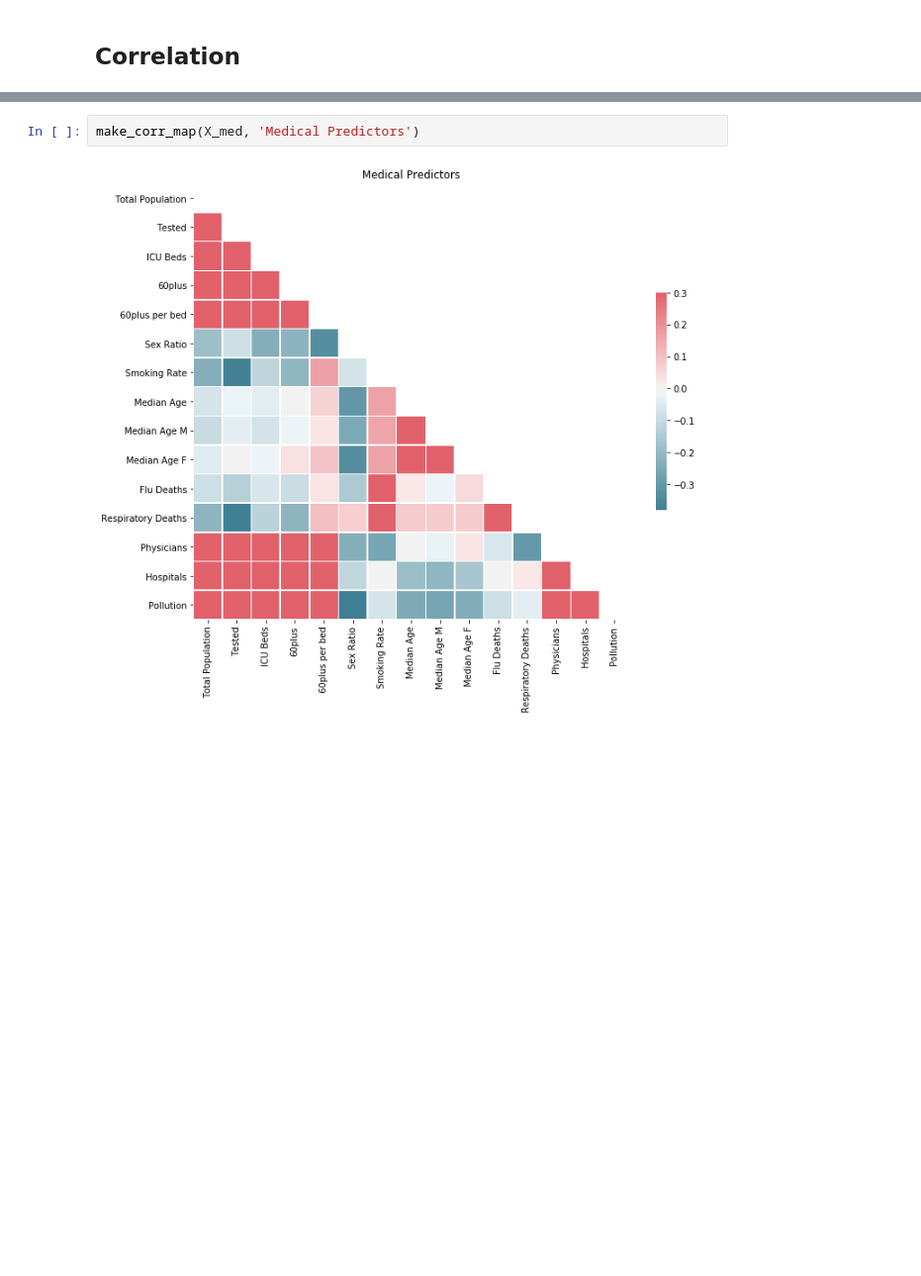
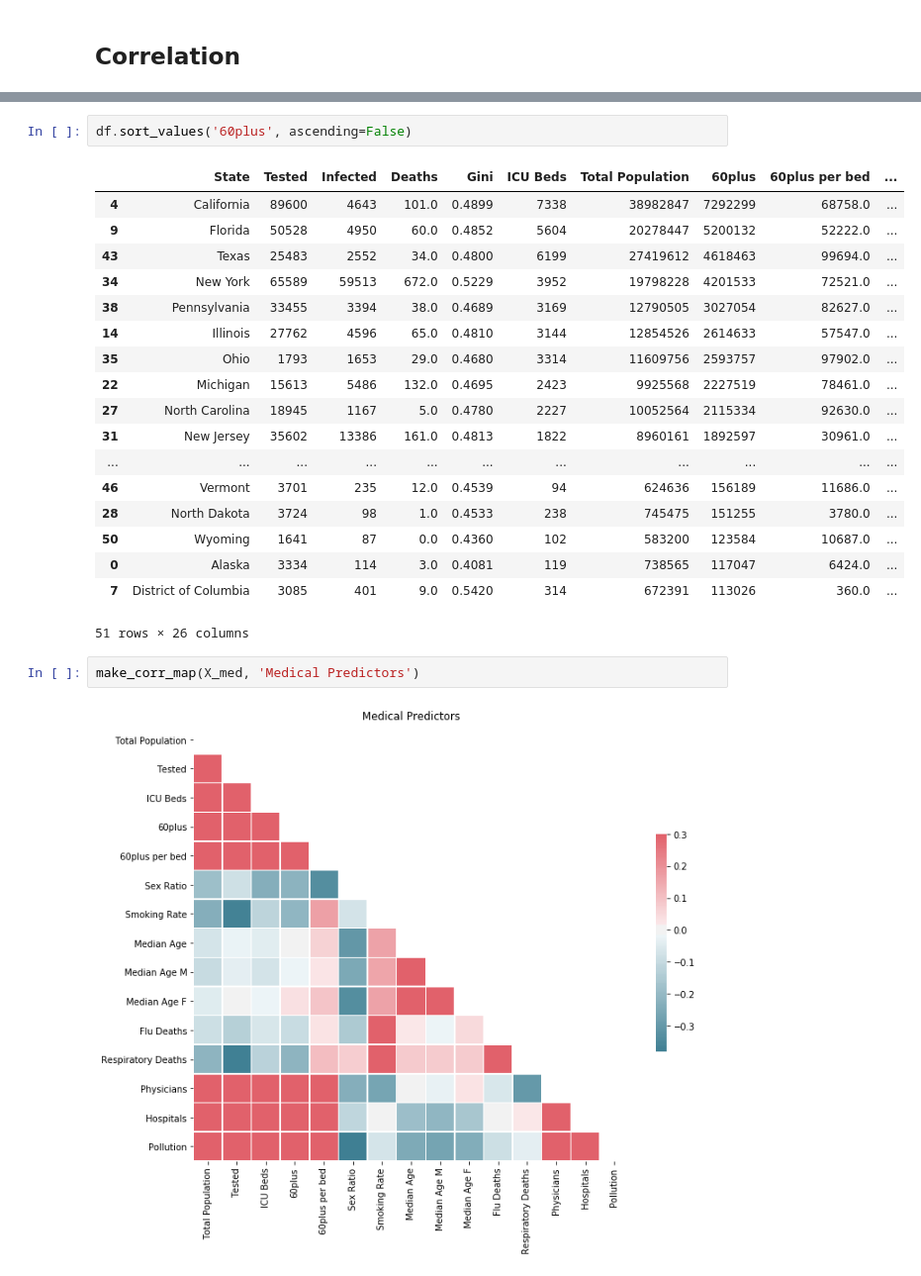
Before and after one commit to UncleGedd/COVID19-US-States-EDA, a Jupyter notebook: EDA-Grouping.ipynb, the cells around one changed output, grey strips where cells are left out. Shown at 99% size. Cells and saved outputs as stored; diff of their text form; blank space fills up the shorter version.

```diff
--- a/EDA-Grouping.ipynb
+++ b/EDA-Grouping.ipynb
@@ -35,3 +47,24 @@ make_corr_map(X_demo, 'Demographic Predictors')
+# %%
+df.sort_values('60plus', ascending=False)
+# %% [output]
+|  | State | Tested | Infected | Deaths | Gini | ICU Beds | Total Population | 60plus | 60plus per bed | ... |
+| 4 | California | 89600 | 4643 | 101.0 | 0.4899 | 7338 | 38982847 | 7292299 | 68758.0 | ... |
+| 9 | Florida | 50528 | 4950 | 60.0 | 0.4852 | 5604 | 20278447 | 5200132 | 52222.0 | ... |
+| 43 | Texas | 25483 | 2552 | 34.0 | 0.4800 | 6199 | 27419612 | 4618463 | 99694.0 | ... |
+| 34 | New York | 65589 | 59513 | 672.0 | 0.5229 | 3952 | 19798228 | 4201533 | 72521.0 | ... |
+| 38 | Pennsylvania | 33455 | 3394 | 38.0 | 0.4689 | 3169 | 12790505 | 3027054 | 82627.0 | ... |
+| 14 | Illinois | 27762 | 4596 | 65.0 | 0.4810 | 3144 | 12854526 | 2614633 | 57547.0 | ... |
+| 35 | Ohio | 1793 | 1653 | 29.0 | 0.4680 | 3314 | 11609756 | 2593757 | 97902.0 | ... |
+| 22 | Michigan | 15613 | 5486 | 132.0 | 0.4695 | 2423 | 9925568 | 2227519 | 78461.0 | ... |
+| 27 | North Carolina | 18945 | 1167 | 5.0 | 0.4780 | 2227 | 10052564 | 2115334 | 92630.0 | ... |
+| 31 | New Jersey | 35602 | 13386 | 161.0 | 0.4813 | 1822 | 8960161 | 1892597 | 30961.0 | ... |
+| ... | ... | ... | ... | ... | ... | ... | ... | ... | ... | ... |
+| 46 | Vermont | 3701 | 235 | 12.0 | 0.4539 | 94 | 624636 | 156189 | 11686.0 | ... |
+| 28 | North Dakota | 3724 | 98 | 1.0 | 0.4533 | 238 | 745475 | 151255 | 3780.0 | ... |
+| 50 | Wyoming | 1641 | 87 | 0.0 | 0.4360 | 102 | 583200 | 123584 | 10687.0 | ... |
+| 0 | Alaska | 3334 | 114 | 3.0 | 0.4081 | 119 | 738565 | 117047 | 6424.0 | ... |
+| 7 | District of Columbia | 3085 | 401 | 9.0 | 0.5420 | 314 | 672391 | 113026 | 360.0 | ... |
+51 rows × 26 columns
 # %%
 make_corr_map(X_med, 'Medical Predictors')
 # %% [output]
```
Also changed, not shown: parts of 4 cells of this notebook, 7 other files.
